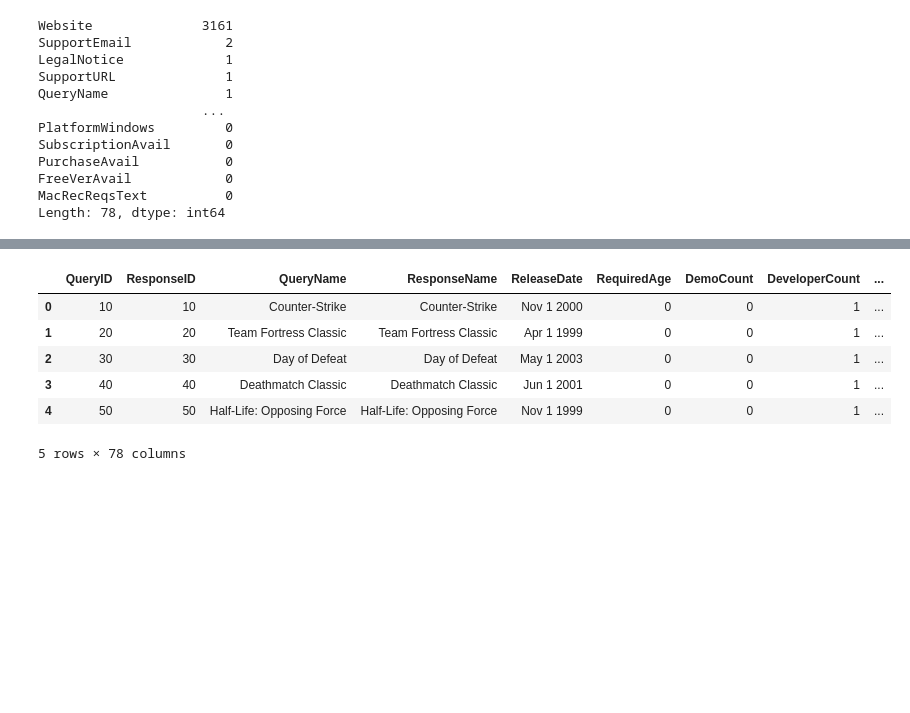
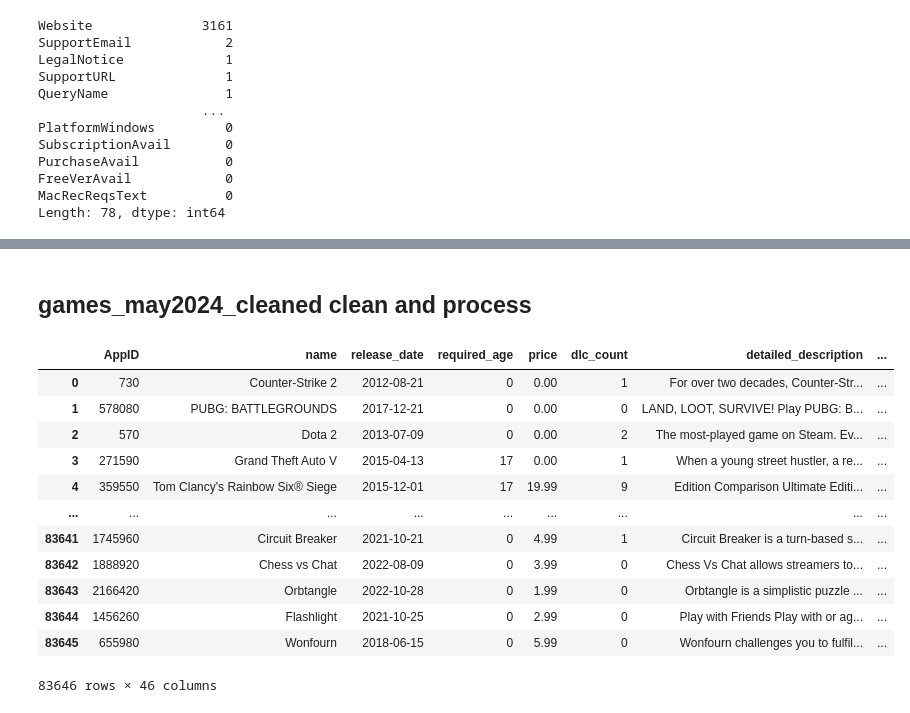
Before and after one commit to Sultan-Mm/AI-Insights-for-Video-Games, a Jupyter notebook: notebooks/steam.ipynb, the cells around one changed output, grey strips where cells are left out. Drawn from its saved outputs; the diff is of its cells as text; code cells hidden in the pictures; blank space fills up the shorter version.

Commit message:
datasets cleaned

```diff
--- a/notebooks/steam.ipynb
+++ b/notebooks/steam.ipynb
@@ -27,0 +10,2 @@ df2.head()
+# %%
+games_may2024= pd.read_csv('../raw_data/games_may2024_cleaned.csv')
@@ -264,12 +295,19 @@ Index(['QueryID', 'ResponseID', 'QueryName', 'ResponseName', 'ReleaseDate',
       dtype='object')
-# %%
-df3 = pd.read_csv("gamesfeatures.csv")
-df3.head()
-# %% [output]
-|  | QueryID | ResponseID | QueryName | ResponseName | ReleaseDate | RequiredAge | DemoCount | DeveloperCount | ... |
-| 0 | 10 | 10 | Counter-Strike | Counter-Strike | Nov 1 2000 | 0 | 0 | 1 | ... |
-| 1 | 20 | 20 | Team Fortress Classic | Team Fortress Classic | Apr 1 1999 | 0 | 0 | 1 | ... |
-| 2 | 30 | 30 | Day of Defeat | Day of Defeat | May 1 2003 | 0 | 0 | 1 | ... |
-| 3 | 40 | 40 | Deathmatch Classic | Deathmatch Classic | Jun 1 2001 | 0 | 0 | 1 | ... |
-| 4 | 50 | 50 | Half-Life: Opposing Force | Half-Life: Opposing Force | Nov 1 1999 | 0 | 0 | 1 | ... |
-5 rows × 78 columns
+# %% [markdown]
+## games_may2024_cleaned clean and process
+# %%
+games_may2024
+# %% [output]
+|  | AppID | name | release_date | required_age | price | dlc_count | detailed_description | ... |
+| 0 | 730 | Counter-Strike 2 | 2012-08-21 | 0 | 0.00 | 1 | For over two decades, Counter-Str... | ... |
+| 1 | 578080 | PUBG: BATTLEGROUNDS | 2017-12-21 | 0 | 0.00 | 0 | LAND, LOOT, SURVIVE! Play PUBG: B... | ... |
+| 2 | 570 | Dota 2 | 2013-07-09 | 0 | 0.00 | 2 | The most-played game on Steam. Ev... | ... |
+| 3 | 271590 | Grand Theft Auto V | 2015-04-13 | 17 | 0.00 | 1 | When a young street hustler, a re... | ... |
+| 4 | 359550 | Tom Clancy's Rainbow Six® Siege | 2015-12-01 | 17 | 19.99 | 9 | Edition Comparison Ultimate Editi... | ... |
+| ... | ... | ... | ... | ... | ... | ... | ... | ... |
+| 83641 | 1745960 | Circuit Breaker | 2021-10-21 | 0 | 4.99 | 1 | Circuit Breaker is a turn-based s... | ... |
+| 83642 | 1888920 | Chess vs Chat | 2022-08-09 | 0 | 3.99 | 0 | Chess Vs Chat allows streamers to... | ... |
+| 83643 | 2166420 | Orbtangle | 2022-10-28 | 0 | 1.99 | 0 | Orbtangle is a simplistic puzzle ... | ... |
+| 83644 | 1456260 | Flashlight | 2021-10-25 | 0 | 2.99 | 0 | Play with Friends Play with or ag... | ... |
+| 83645 | 655980 | Wonfourn | 2018-06-15 | 0 | 5.99 | 0 | Wonfourn challenges you to fulfil... | ... |
+83646 rows × 46 columns
```
Also changed, not shown: parts of 34 cells of this notebook, 5 other files.
